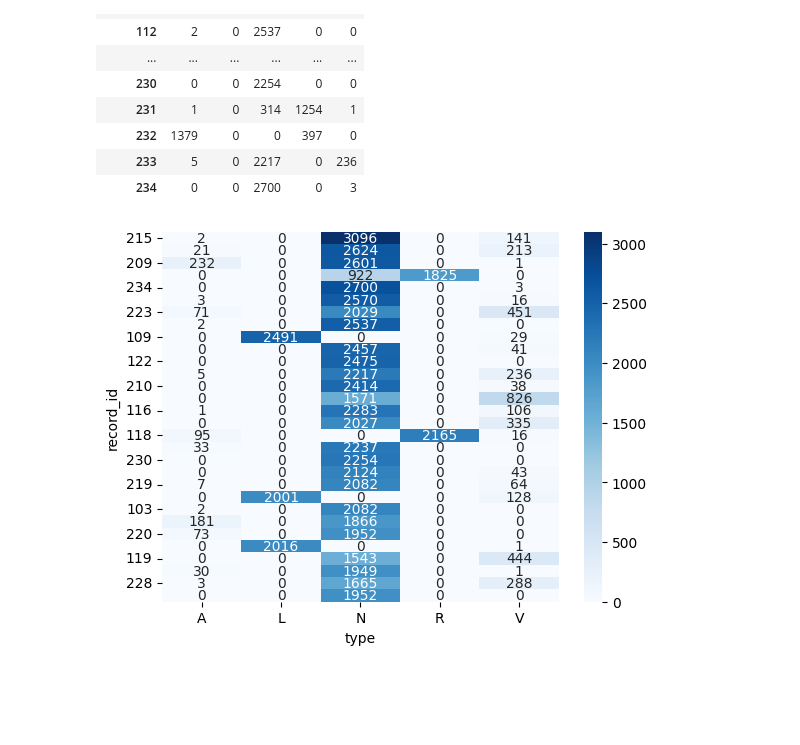
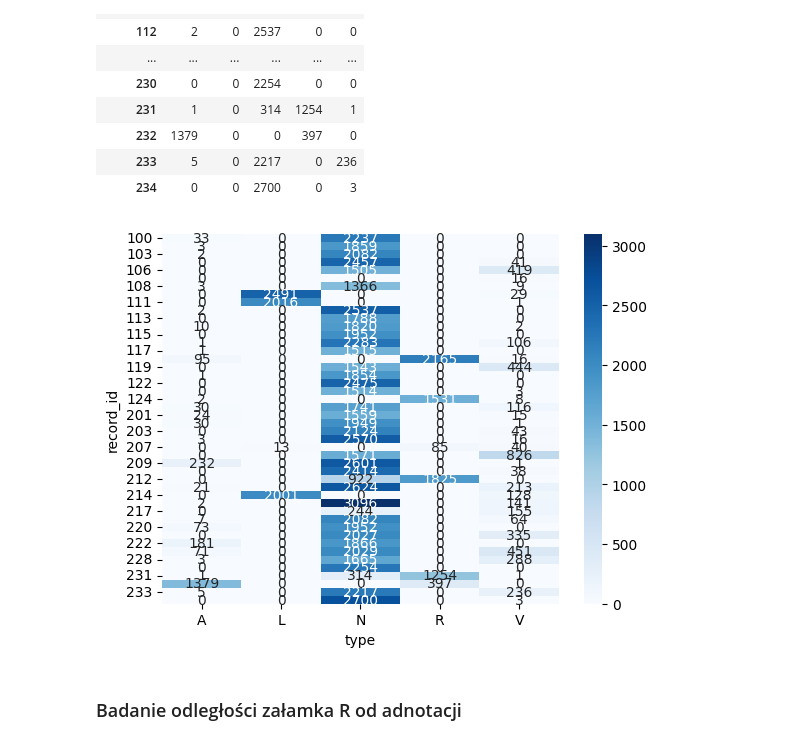
Before and after one commit to spoiler48/ecg-anomalies, a Jupyter notebook: notebooks/03_eda.ipynb, the cells around one changed output. Saved outputs shown, nothing was run; the diff lists cells and outputs as text; code cells hidden in the pictures; blank space fills up the shorter version.

```diff
--- a/notebooks/03_eda.ipynb
+++ b/notebooks/03_eda.ipynb
@@ -144,17 +225,19 @@ crosstab
 | 233 | 5 | 0 | 2217 | 0 | 236 |
 | 234 | 0 | 0 | 2700 | 0 | 3 |
 # %%
-top_ids = crosstab.sum(axis=1).nlargest(30).index
+top_ids = crosstab.sum(axis=1).index
 
 ct_top = crosstab.loc[top_ids]
 
 sns.heatmap(
     ct_top,
     annot=True,
     fmt='d',
     cmap='Blues'
 )
 
 plt.show()
 # %% [output]
-[figure, old version]
+[figure, new version]
+# %% [markdown]
+### Badanie odległości załamka R od adnotacji
```
Also changed, not shown: parts of 23 cells of this notebook, 3 other files.
